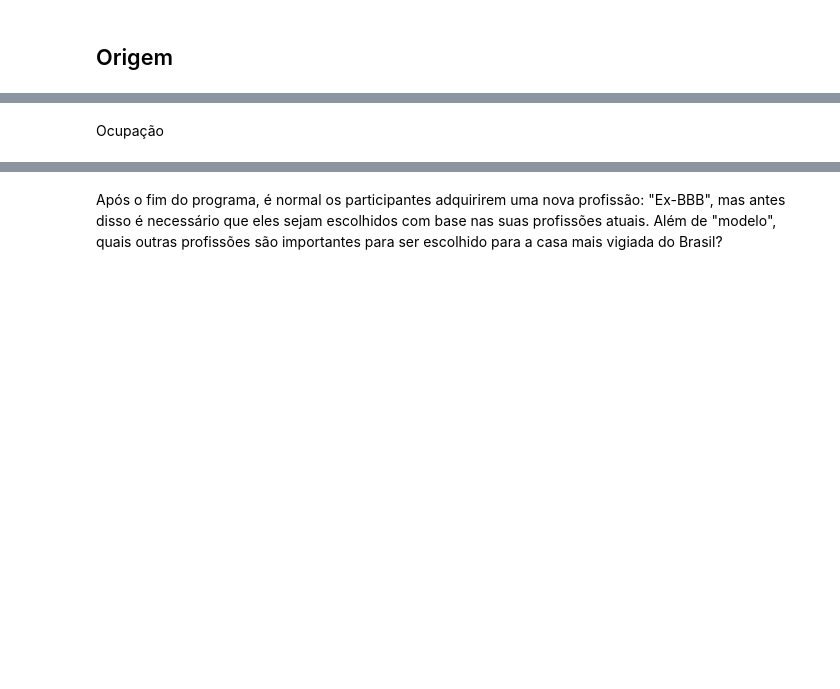
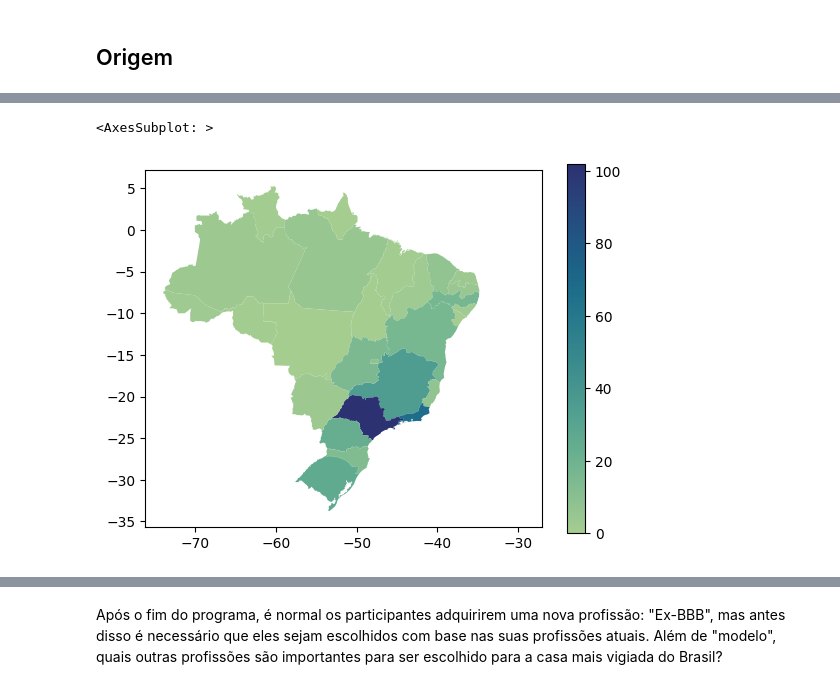
Before and after one commit to souzadecarlos/analise_bbb, a Jupyter notebook: main.ipynb, the cells around one changed output, grey strips where cells are left out. Saved outputs shown, nothing was run; the diff lists cells and outputs as text; code cells hidden in the pictures; blank space fills up the shorter version.

```diff
--- a/main.ipynb
+++ b/main.ipynb
@@ -158,2 +158,47 @@ Regiões
-# %% [markdown]
-Ocupação
+# %%
+import requests as re
+ibge = re.get("https://servicodados.ibge.gov.br/api/v3/malhas/paises/BR?formato=application/vnd.geo+json&qualidade=maxima&intrarregiao=UF")
+geodata = gpd.read_file(ibge.text)
+# %%
+siglas = {
+"12": ["AC", "Acre"],
+"27": ["AL", "Alagoas"],
+"13": ["AM", "Amazonas"],
+"16": ["AP", "Amapá"],
+"29": ["BA", "Bahia"],
+"23": ["CE", "Ceará"],
+"53": ["DF", "Distrito Federal"],
+"32": ["ES", "Espírito Santo"],
+"52": ["GO", "Goiás"],
+"21": ["MA", "Maranhão"],
+"31": ["MG", "Minas Gerais"],
+"50": ["MS", "Mato Grosso do Sul"],
+"51": ["MT", "Mato Grosso"],
+"15": ["PA", "Pará"],
+"25": ["PB", "Paraíba"],
+"26": ["PE", "Pernambuco"],
+"22": ["PI", "Piauí"],
+"41": ["PR", "Paraná"],
+"33": ["RJ", "Rio de Janeiro"],
+"24": ["RN", "Rio Grande do Norte"],
+"11": ["RO", "Rondônia"],
+"14": ["RR", "Roraima"],
+"43": ["RS", "Rio Grande do Sul"],
+"42": ["SC", "Santa Catarina"],
+"28": ["SE", "Sergipe"],
+"35": ["SP", "São Paulo"],
+"17": ["TO", "Tocantins"]
+}
+# %%
+geodata['estado'] = geodata['codarea'].map(siglas)
+geodata[["sigla", "estado"]] = pd.DataFrame(geodata['estado'].tolist(), index = geodata.index).reset_index(drop = True)
+geodata['estado'] = geodata['estado'].str.strip()
+# %%
+estado_count = pd.DataFrame(data_raw['estado'].value_counts().reset_index()).rename(columns = {"index": "estado", "estado": "cont"})
+estado_count['estado'] = estado_count['estado'].str.strip()
+mapa_count = geodata.merge(estado_count, how = "left", on = 'estado').fillna(0)
+# %%
+mapa_count.dissolve("codarea").reset_index().plot(column = "cont", cmap = "crest", legend = True)
+# %% [output]
+<AxesSubplot: >
+[figure, added]
```
Also changed, not shown: parts of 34 cells of this notebook, 19 other files.
